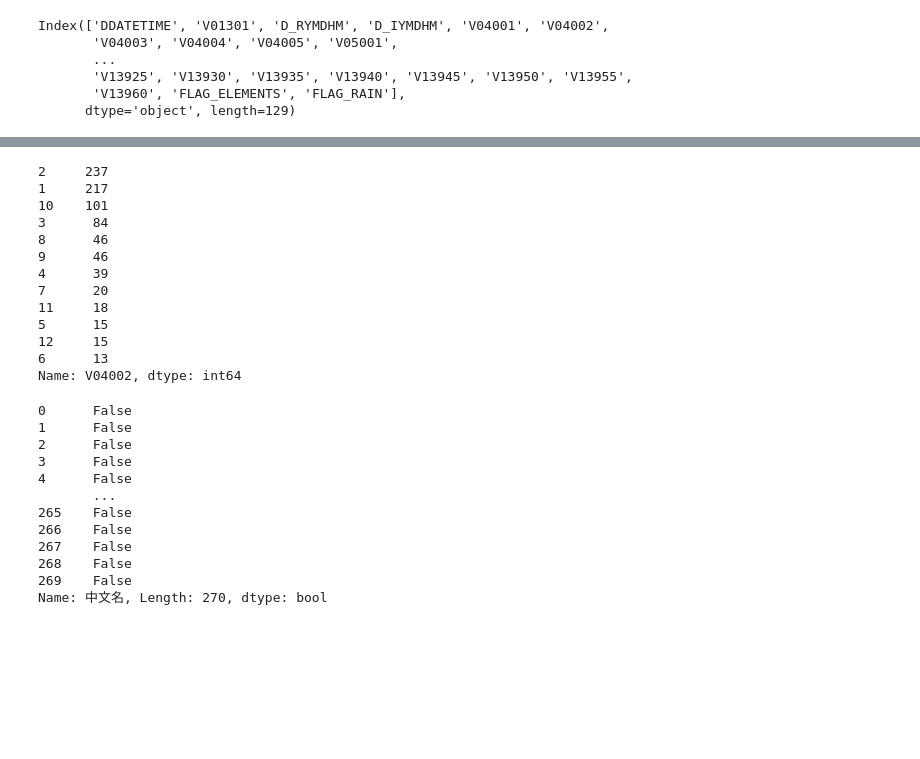
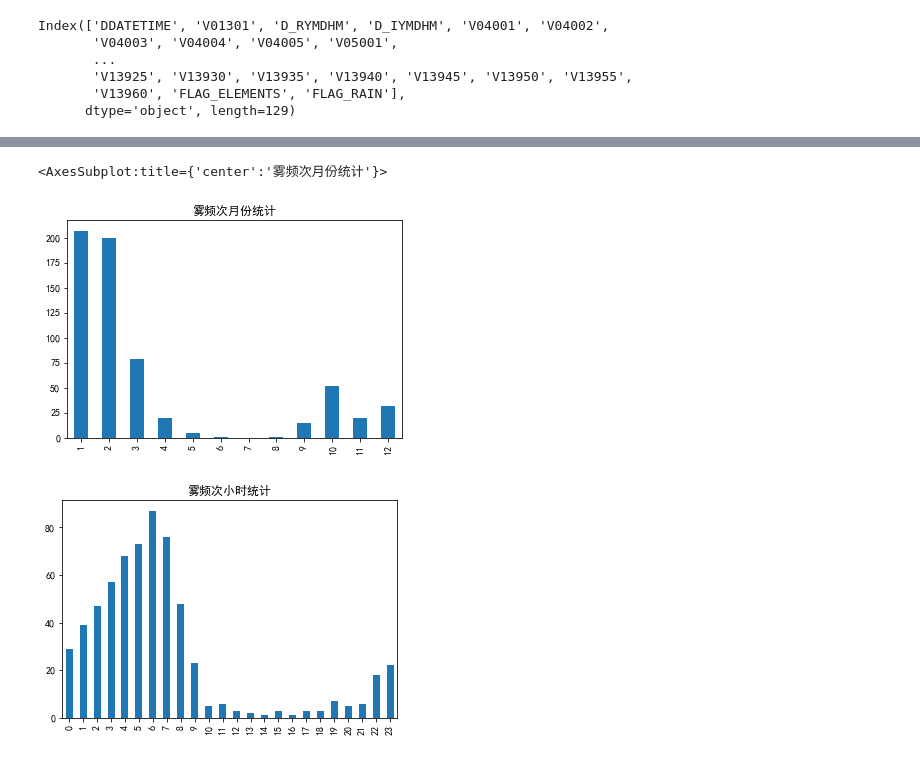
Before and after one commit to hanchyhill/python, a Jupyter notebook: seafog/src/statistics/fog_analysis.ipynb, the cells around one changed output, grey strips where cells are left out. Saved outputs shown, nothing was run; the diff lists cells and outputs as text; code cells hidden in the pictures; blank space fills up the shorter version.

```diff
--- a/seafog/src/statistics/fog_analysis.ipynb
+++ b/seafog/src/statistics/fog_analysis.ipynb
@@ -90,16 +99,0 @@ plt.show()
-# %%
-df_fog[code_info["month"]].value_counts()
-# %% [output]
-2     237
-1     217
-10    101
-3      84
-8      46
-9      46
-4      39
-7      20
-11     18
-5      15
-12     15
-6      13
-Name: V04002, dtype: int64
@@ -108,15 +100,25 @@ Name: V04002, dtype: int64
-# %%
-print(df_code['中文名'] == '气温')
-# %% [output]
-0      False
-1      False
-2      False
-3      False
-4      False
-       ...
-265    False
-266    False
-267    False
-268    False
-269    False
-Name: 中文名, Length: 270, dtype: bool
+# %%
+month_count = df_fog[code_info["month"]].value_counts().sort_index()
+# print(month_count)
+for index in range(12):
+    month = index + 1
+    if(month not in month_count.index):
+      month_count.loc[month] = 0
+month_count = month_count.sort_index()
+month_count.plot.bar(title='雾频次月份统计')
+# %% [output]
+<AxesSubplot:title={'center':'雾频次月份统计'}>
+[figure, added]
+# %%
+hour_count = df_fog[code_info["hour"]].value_counts().sort_index()
+# hour_count.plot.bar()
+# plt.show()
+BJ_hour_count = pd.Series(np.arange(0,24))
+for index in range(len(BJ_hour_count)):
+    utc_index = index - 8 if index - 8>=0 else index - 8 +24
+    BJ_hour_count[index] = hour_count.loc[utc_index] if utc_index in hour_count.index else 0
+
+BJ_hour_count.plot.bar(title='雾频次小时统计')
+plt.show()
+# %% [output]
+[figure, added]
```
Also changed, not shown: parts of 25 cells of this notebook, 4 other files.
